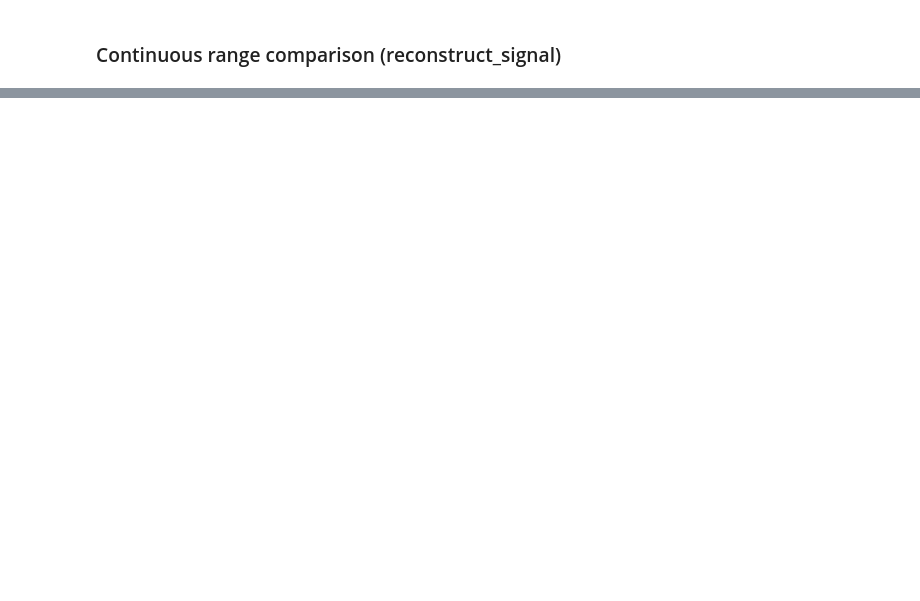
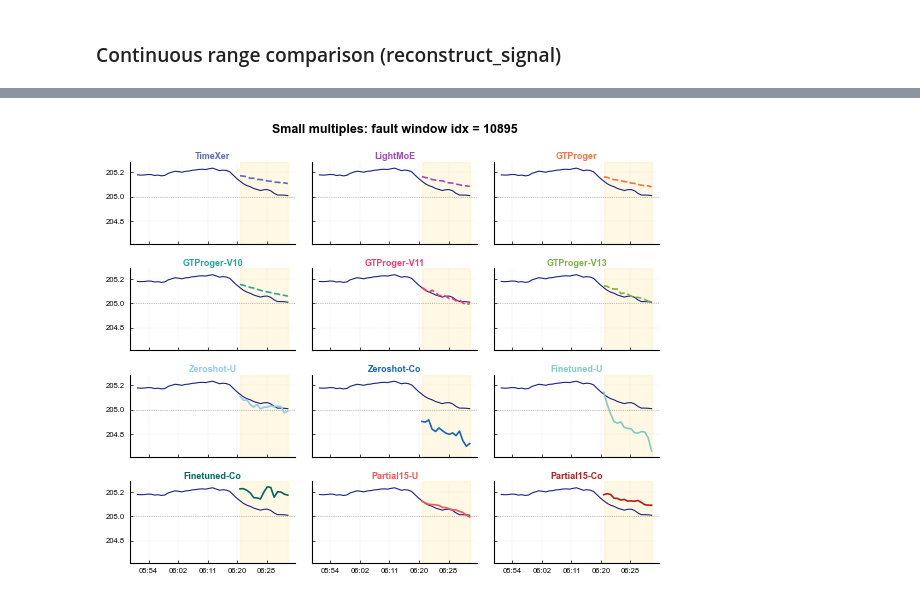
Before and after one commit to Moenea/TSFM, a Jupyter notebook: figures/PCA101A/plot_fault_prognosis.ipynb, the cells around one changed output, grey strips where cells are left out. Cells and saved outputs as stored; diff of their text form; code cells hidden in the pictures; blank space fills up the shorter version.

```diff
--- a/figures/PCA101A/plot_fault_prognosis.ipynb
+++ b/figures/PCA101A/plot_fault_prognosis.ipynb
@@ -412,0 +846,82 @@ plot_range_comparison(
+# %%
+# ========== Small multiples: each model in its own panel ==========
+import matplotlib.pyplot as plt
+import matplotlib.dates as mdates
+from matplotlib.ticker import MaxNLocator
+import numpy as np, pandas as pd
+
+display_seq = 30; display_pred = eval_steps
+idx = 10895
+true_45 = build_true45_from_patches(plot_true, idx, seq_len=display_seq, pred_len=display_pred)
+x_vals = pd.date_range(start="2024-11-02 05:51:00", periods=display_seq + display_pred, freq="min")
+
+models_grid = [
+    # (pred_cnnlstm,       "CNNLSTM",       C_CNNLSTM,       '--'),
+    # (pred_dipcalstm,     "DiPCALSTM",     C_DIPCALSTM,     '--'),
+    # (pred_tcn,           "TCNTransformer", C_TCN,           '--'),
+    # (pred_lstmgru,       "LSTMGRU",       C_LSTMGRU,       '--'),
+    # (pred_STAConvBiLSTM, "STAConvBiLSTM", C_STACONVBILSTM, '--'),
+    (pred_timexer,       "TimeXer",       C_TIMEXER,       '--'),
+    (pred_lightmoe,      "LightMoE",      C_LIGHTMOE,      '--'),
+    (plot_pred_gtp,      "GTProger",      C_GTPROGER,      '--'),
+    (pred_gtprogerv10,   "GTProger-V10",  C_V10,           '--'),
+    (pred_gtprogerv11,   "GTProger-V11",  C_V11,           '--'),
+    (pred_gtprogerv13,   "GTProger-V13",  C_V13,           '--'),
+    (pred_zeroshot_u,    "Zeroshot-U",    C_ZS_U,          '-'),
+    (pred_zeroshot_co,   "Zeroshot-Co",   C_ZS_CO,         '-'),
+    (pred_finetuned_u,   "Finetuned-U",   C_FT_U,          '-'),
+    (pred_finetuned_co,  "Finetuned-Co",  C_FT_CO,         '-'),
+    (pred_partial15_u,   "Partial15-U",   C_P15_U,         '-'),
+    (pred_partial15_co,  "Partial15-Co",  C_P15_CO,        '-'),
+]
+
+ncols = 3
+nrows = int(np.ceil(len(models_grid) / ncols))
+fig, axes = plt.subplots(nrows, ncols, figsize=(16/2.54, 12/2.54),
+                          sharex=True, sharey=True)
+axes_flat = axes.flatten()
+
+# Compute global y limits from all predictions
+all_pred_vals = []
+for data, *_ in models_grid:
+    p45 = build_pred45_from_patch(data, idx, display_seq, display_pred)
+    all_pred_vals.append(np.nanmin(p45[display_seq:]))
+    all_pred_vals.append(np.nanmax(p45[display_seq:]))
+all_pred_vals.extend([np.nanmin(true_45), np.nanmax(true_45)])
+g_min, g_max = min(all_pred_vals), max(all_pred_vals)
+g_pad = (g_max - g_min) * 0.08
+g_ylim = (g_min - g_pad, g_max + g_pad)
+
+for i, (data, label, color, ls) in enumerate(models_grid):
+    ax = axes_flat[i]
+    pred_45 = build_pred45_from_patch(data, idx, display_seq, display_pred)
+
+    # Observation
+    ax.plot(x_vals, true_45, color='#1A237E', linewidth=0.8, zorder=5)
+    # Prediction
+    ax.plot(x_vals, pred_45, color=color, linestyle=ls, linewidth=1.2, zorder=6)
+    # Forecast zone shading
+    ax.axvspan(x_vals[display_seq], x_vals[-1], alpha=0.10, color='#FFC107', zorder=0)
+    # Alarm line
+    ax.axhline(205, color='#262626', linewidth=0.5, linestyle=':', alpha=0.5)
+
+    ax.set_title(label, fontsize=6.5, fontweight='bold', pad=2, color=color)
+    ax.set_ylim(g_ylim)
+    ax.tick_params(axis='both', labelsize=5.5, direction='in', length=2, width=0.5)
+    ax.grid(True, linewidth=0.3, alpha=0.3)
+    ax.spines['top'].set_visible(False); ax.spines['right'].set_visible(False)
+    ax.xaxis.set_major_formatter(mdates.DateFormatter("%H:%M"))
+    ax.xaxis.set_major_locator(MaxNLocator(nbins=6))
+
+# Hide unused axes
+for j in range(len(models_grid), len(axes_flat)):
+    axes_flat[j].set_visible(False)
+
+fig.suptitle("Small multiples: fault window idx = {}".format(idx),
+             fontsize=9, fontweight='bold', y=0.98)
+plt.subplots_adjust(left=0.08, right=0.92, top=0.90, bottom=0.05, hspace=0.3, wspace=0.1)
+fig.savefig("a_small_multiples_fault.png", dpi=600, facecolor='white')
+plt.show()
+print("Saved a_small_multiples_fault.png")
+# %% [output]
+[figure, added]
```
Also changed, not shown: parts of 17 cells of this notebook, 14 other files.
